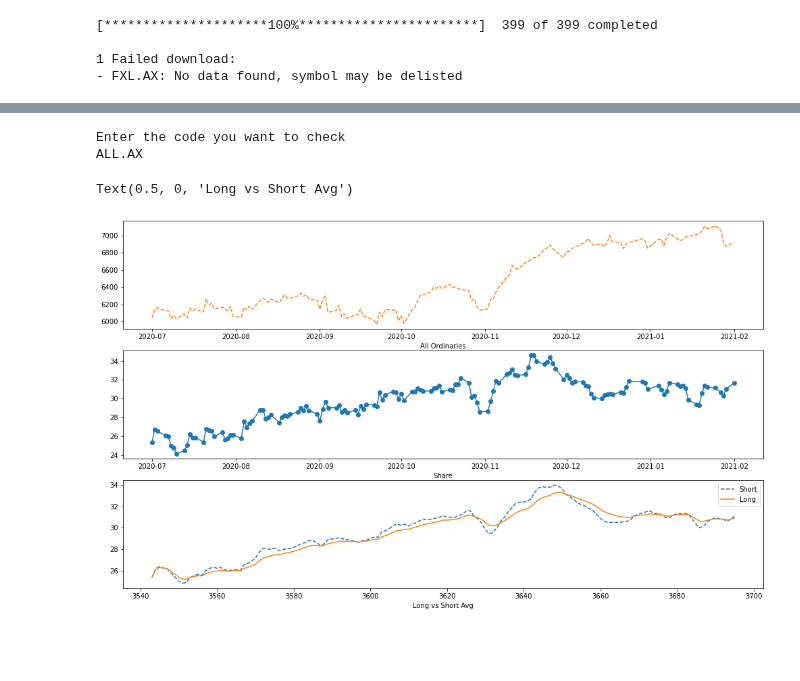
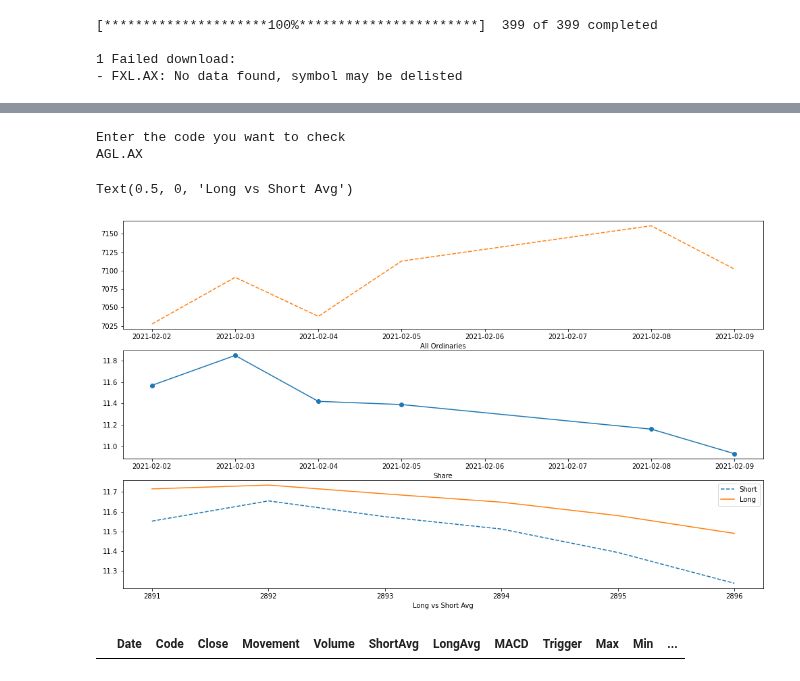
Before and after one commit to RonnyCh/mydsbook, a Jupyter notebook: Stock Portfolio V2.ipynb, the cells around one changed output, grey strips where cells are left out. Saved outputs shown, nothing was run; the diff lists cells and outputs as text; code cells hidden in the pictures; blank space fills up the shorter version.

```diff
--- a/Stock Portfolio V2.ipynb
+++ b/Stock Portfolio V2.ipynb
@@ -252,0 +259,24 @@ Enter Your Date YYYY-MM-DD
+# %%
+# Let's see a historical view of the closing price
+import seaborn as sns
+sns.set_style('whitegrid')
+plt.style.use("fivethirtyeight")
+#plt.style.use("ggplot")
+
+mylist = ['^AORD','AGL.AX','WPL.AX','TWE.AX','IAG.AX','CSL.AX','LNK.AX']
+plt.figure(figsize=(15, 14))
+plt.suptitle('My Portfolio',y=0.92)   # y = 1 is at the top of the figure so reduce it to make it lower
+#plt.subplots_adjust(top=1.25, bottom=1.2)
+
+for i, company in enumerate(mylist, 1):
+    plt.subplot(3, 3, i)
+    #code['Close'].plot()
+    tmpStock = code[code['Code']==company]
+    x = tmpStock['Date']
+    y = tmpStock['Close']
+    plt.plot(x,y)
+    plt.xticks(rotation=45,fontsize=8.5)
+    plt.yticks(fontsize=9)
+    plt.ylabel('Close',fontsize=9)
+    plt.xlabel(None)
+    plt.title(company,fontsize=9,y=0.97)
@@ -258,34 +290,38 @@ x = input()
 
 plt.subplots(figsize=(17,10))
 
-code = mytbl[mytbl['Code']==x]
+code = mytbl[(mytbl['Code']==x) & (mytbl['Date']>=mydate)]
 code.dropna(subset=['Close'],inplace=True)
-index = mytbl[mytbl['Code']=='^AORD']
+index = mytbl[(mytbl['Code']=='^AORD') & (mytbl['Date']>=mydate)]
 index.dropna(subset=['Close'],inplace=True)
 
 
 plt.subplot(311)
 a = index['Date']
 b = index['Close']
 plt.plot(a,b,color='tab:orange',linestyle='--')
 plt.xlabel('All Ordinaries')
 
 plt.subplot(312)
 a = code['Date']
 b = code['Close']
 plt.plot(a,b,color='tab:blue', marker='o')
 plt.xlabel('Share')
 
 plt.subplot(313)
 short = code['ShortAvg']
 long = code['LongAvg']
 
 plt.plot(short, label ='Short',linestyle='--')
 plt.plot(long, label = 'Long')
 plt.legend()
 plt.xlabel('Long vs Short Avg')
 # %% [output]
 Enter the code you want to check
-ALL.AX
+AGL.AX
 Text(0.5, 0, 'Long vs Short Avg')
-[figure, old version]
+[figure, new version]
+# %%
+code[code['Code']=='WPL.AX']
+# %% [output]
+|  | Date | Code | Close | Movement | Volume | ShortAvg | LongAvg | MACD | Trigger | Max | Min | ... |
```
Also changed, not shown: parts of 9 cells of this notebook.
